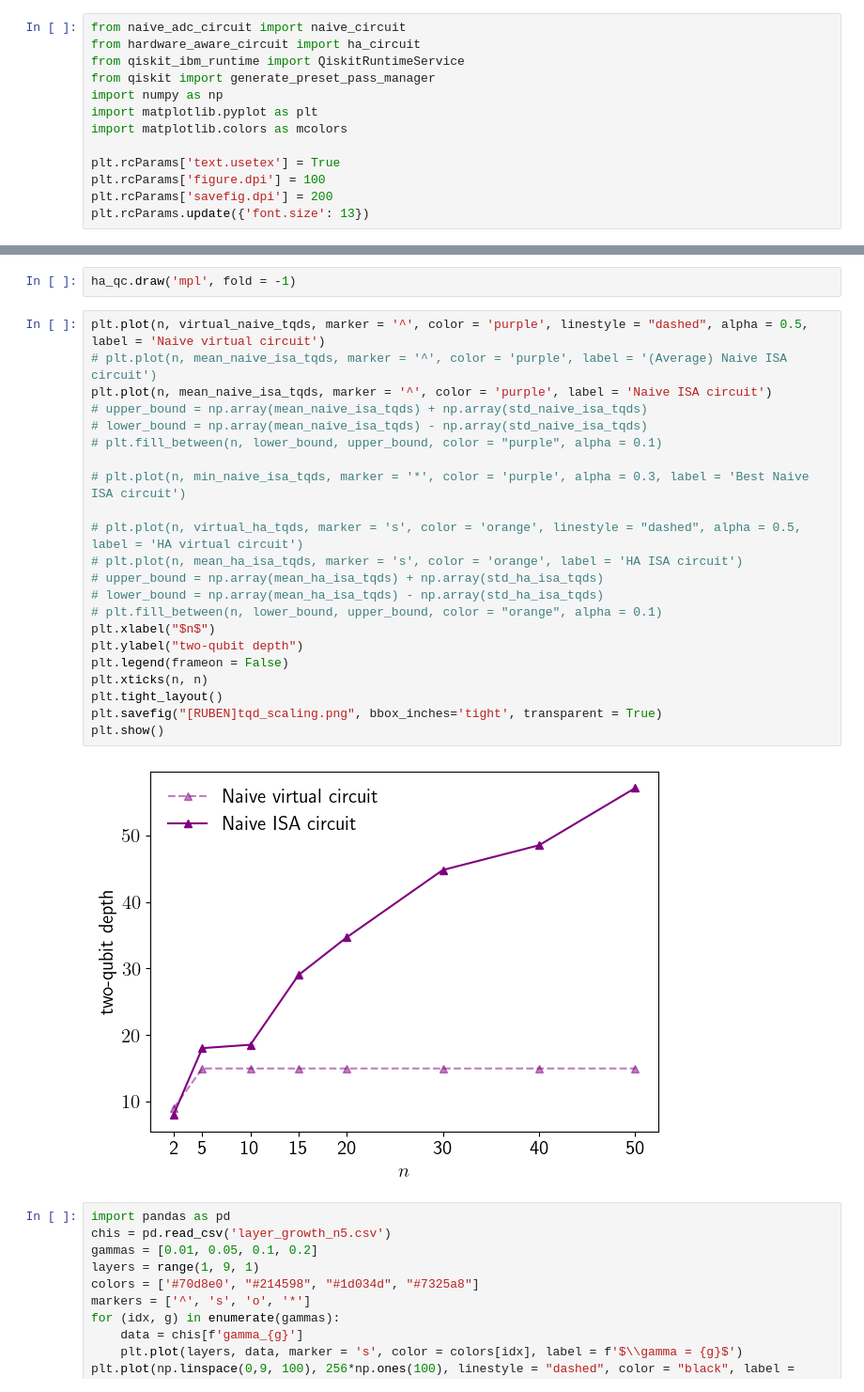
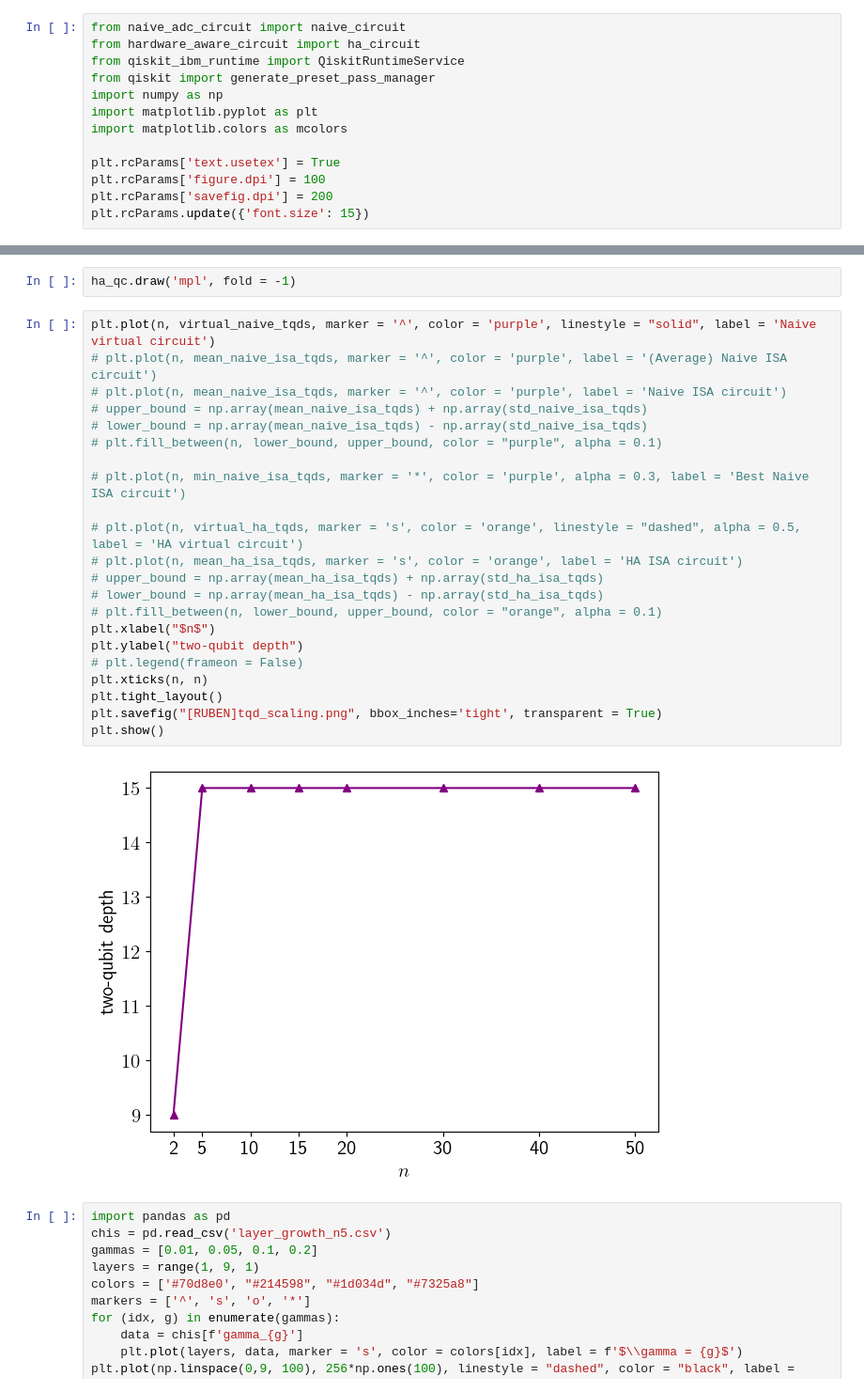
Before and after one commit to bentirher/dmpf_dissipation, a Jupyter notebook: standard_adc/tqd_study.ipynb, the cells around one changed output, grey strips where cells are left out. Shown at 94% size. Saved outputs shown, nothing was run; the diff lists cells and outputs as text.

Commit message:
modify plot for ruben

```diff
--- a/standard_adc/tqd_study.ipynb
+++ b/standard_adc/tqd_study.ipynb
@@ -10,7 +10,7 @@ import matplotlib.colors as mcolors
 plt.rcParams['text.usetex'] = True
 plt.rcParams['figure.dpi'] = 100
 plt.rcParams['savefig.dpi'] = 200
-plt.rcParams.update({'font.size': 13})
+plt.rcParams.update({'font.size': 15})
 # %%
 service = QiskitRuntimeService(
     channel='ibm_quantum_platform',
@@ -65,29 +65,29 @@ for size in n:
 # %%
 ha_qc.draw('mpl', fold = -1)
 # %%
-plt.plot(n, virtual_naive_tqds, marker = '^', color = 'purple', linestyle = "dashed", alpha = 0.5, label = 'Naive virtual circuit')
+plt.plot(n, virtual_naive_tqds, marker = '^', color = 'purple', linestyle = "solid", label = 'Naive virtual circuit')
 # plt.plot(n, mean_naive_isa_tqds, marker = '^', color = 'purple', label = '(Average) Naive ISA circuit')
-plt.plot(n, mean_naive_isa_tqds, marker = '^', color = 'purple', label = 'Naive ISA circuit')
+# plt.plot(n, mean_naive_isa_tqds, marker = '^', color = 'purple', label = 'Naive ISA circuit')
 # upper_bound = np.array(mean_naive_isa_tqds) + np.array(std_naive_isa_tqds)
 # lower_bound = np.array(mean_naive_isa_tqds) - np.array(std_naive_isa_tqds)
 # plt.fill_between(n, lower_bound, upper_bound, color = "purple", alpha = 0.1)
 
 # plt.plot(n, min_naive_isa_tqds, marker = '*', color = 'purple', alpha = 0.3, label = 'Best Naive ISA circuit')
 
 # plt.plot(n, virtual_ha_tqds, marker = 's', color = 'orange', linestyle = "dashed", alpha = 0.5, label = 'HA virtual circuit')
 # plt.plot(n, mean_ha_isa_tqds, marker = 's', color = 'orange', label = 'HA ISA circuit')
 # upper_bound = np.array(mean_ha_isa_tqds) + np.array(std_ha_isa_tqds)
 # lower_bound = np.array(mean_ha_isa_tqds) - np.array(std_ha_isa_tqds)
 # plt.fill_between(n, lower_bound, upper_bound, color = "orange", alpha = 0.1)
 plt.xlabel("$n$")
 plt.ylabel("two-qubit depth")
-plt.legend(frameon = False)
+# plt.legend(frameon = False)
 plt.xticks(n, n)
 plt.tight_layout()
 plt.savefig("[RUBEN]tqd_scaling.png", bbox_inches='tight', transparent = True)
 plt.show()
 # %% [output]
-[figure, old version]
+[figure, new version]
 # %%
 import pandas as pd
 chis = pd.read_csv('layer_growth_n5.csv')
```
Also changed, not shown: 1 other file.
